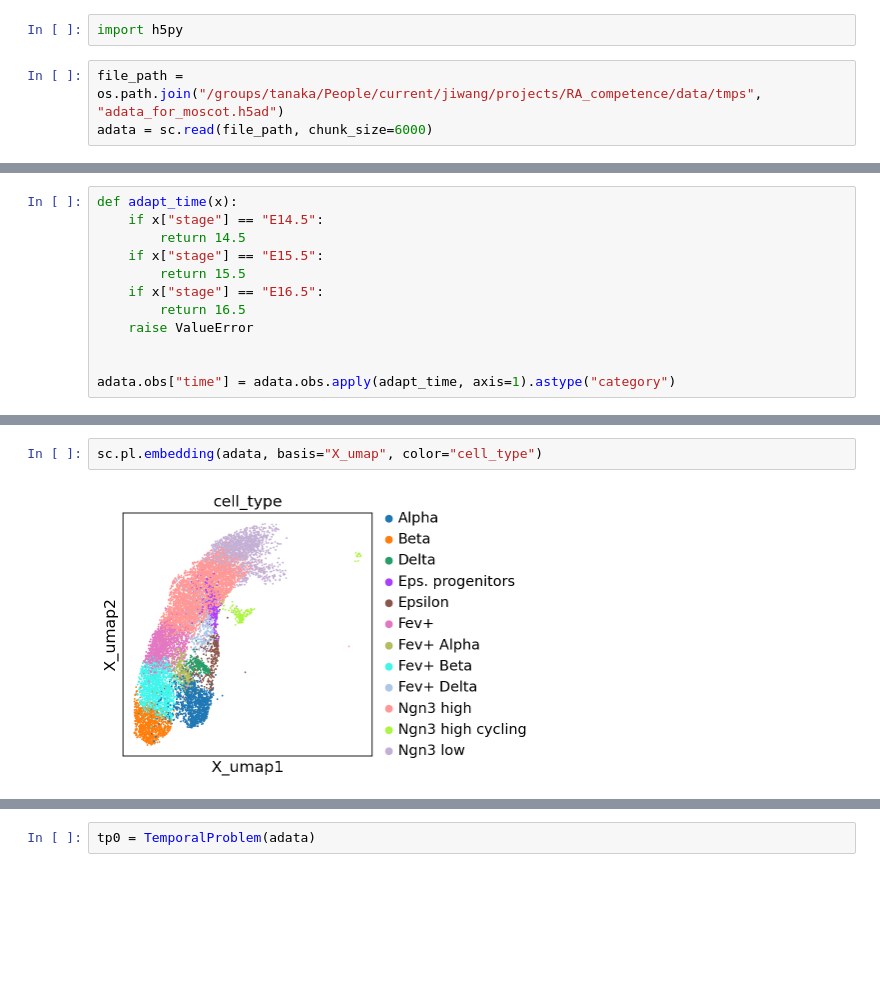
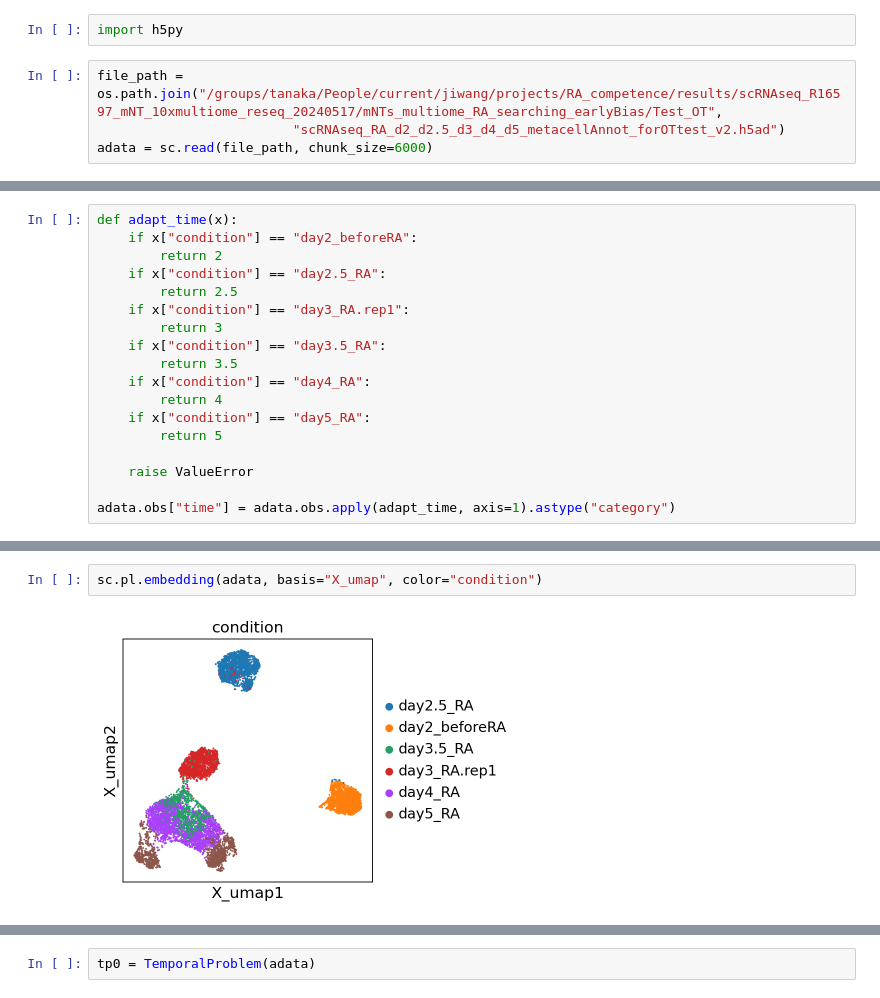
Before and after one commit to lengfei5/RA_competence, a Jupyter notebook: scripts/run_OT_moscot.ipynb, the cells around one changed output, grey strips where cells are left out. Cells and saved outputs as stored; diff of their text form; blank space fills up the shorter version.

Commit message:
first test of OT with moscot

```diff
--- a/scripts/run_OT_moscot.ipynb
+++ b/scripts/run_OT_moscot.ipynb
@@ -39,7 +39,8 @@ mt.__version__, sc.__version__
 # %%
 import h5py
 # %%
-file_path = os.path.join("/groups/tanaka/People/current/jiwang/projects/RA_competence/data/tmps", "adata_for_moscot.h5ad")
+file_path = os.path.join("/groups/tanaka/People/current/jiwang/projects/RA_competence/results/scRNAseq_R16597_mNT_10xmultiome_reseq_20240517/mNTs_multiome_RA_searching_earlyBias/Test_OT",
+                         "scRNAseq_RA_d2_d2.5_d3_d4_d5_metacellAnnot_forOTtest_v2.h5ad")
 adata = sc.read(file_path, chunk_size=6000)
 # %%
 adata
@@ -77,12 +100,18 @@ adata = adata[adata.obs["cell_type"].isin(endocrine_celltypes)].copy()
 # %%
 def adapt_time(x):
-    if x["stage"] == "E14.5":
-        return 14.5
-    if x["stage"] == "E15.5":
-        return 15.5
-    if x["stage"] == "E16.5":
-        return 16.5
+    if x["condition"] == "day2_beforeRA":
+        return 2
+    if x["condition"] == "day2.5_RA":
+        return 2.5
+    if x["condition"] == "day3_RA.rep1":
+        return 3
+    if x["condition"] == "day3.5_RA":
+        return 3.5
+    if x["condition"] == "day4_RA":
+        return 4
+    if x["condition"] == "day5_RA":
+        return 5
+
     raise ValueError
 
-
 adata.obs["time"] = adata.obs.apply(adapt_time, axis=1).astype("category")
@@ -89,4 +134,4 @@ adata.obs["time"] = adata.obs.apply(adapt_time, axis=1).astype("category")
 # %%
-sc.pl.embedding(adata, basis="X_umap", color="cell_type")
+sc.pl.embedding(adata, basis="X_umap", color="condition")
 # %% [output]
-[figure, old version]
+[figure, new version]
```
Also changed, not shown: parts of 32 cells of this notebook, 1 other file.
